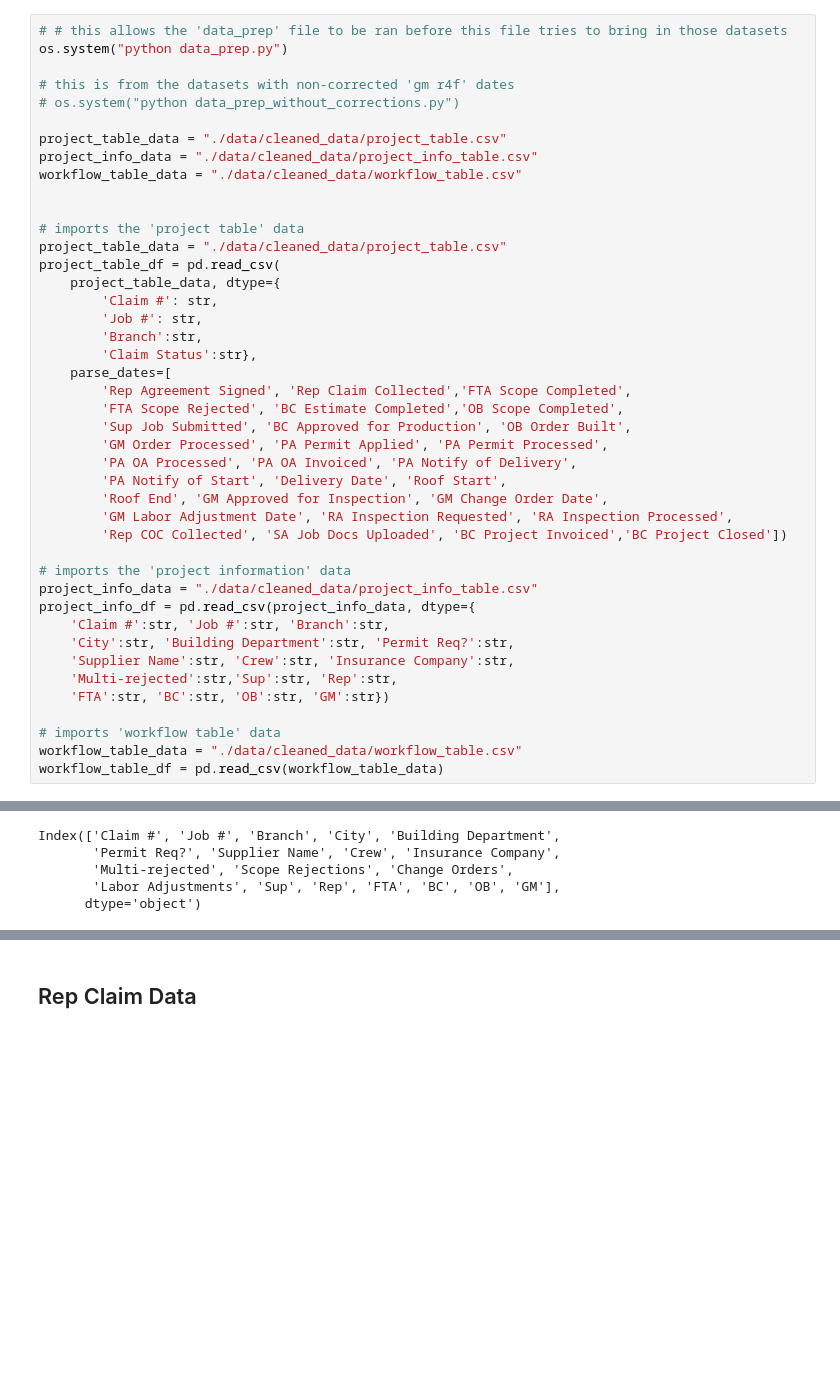
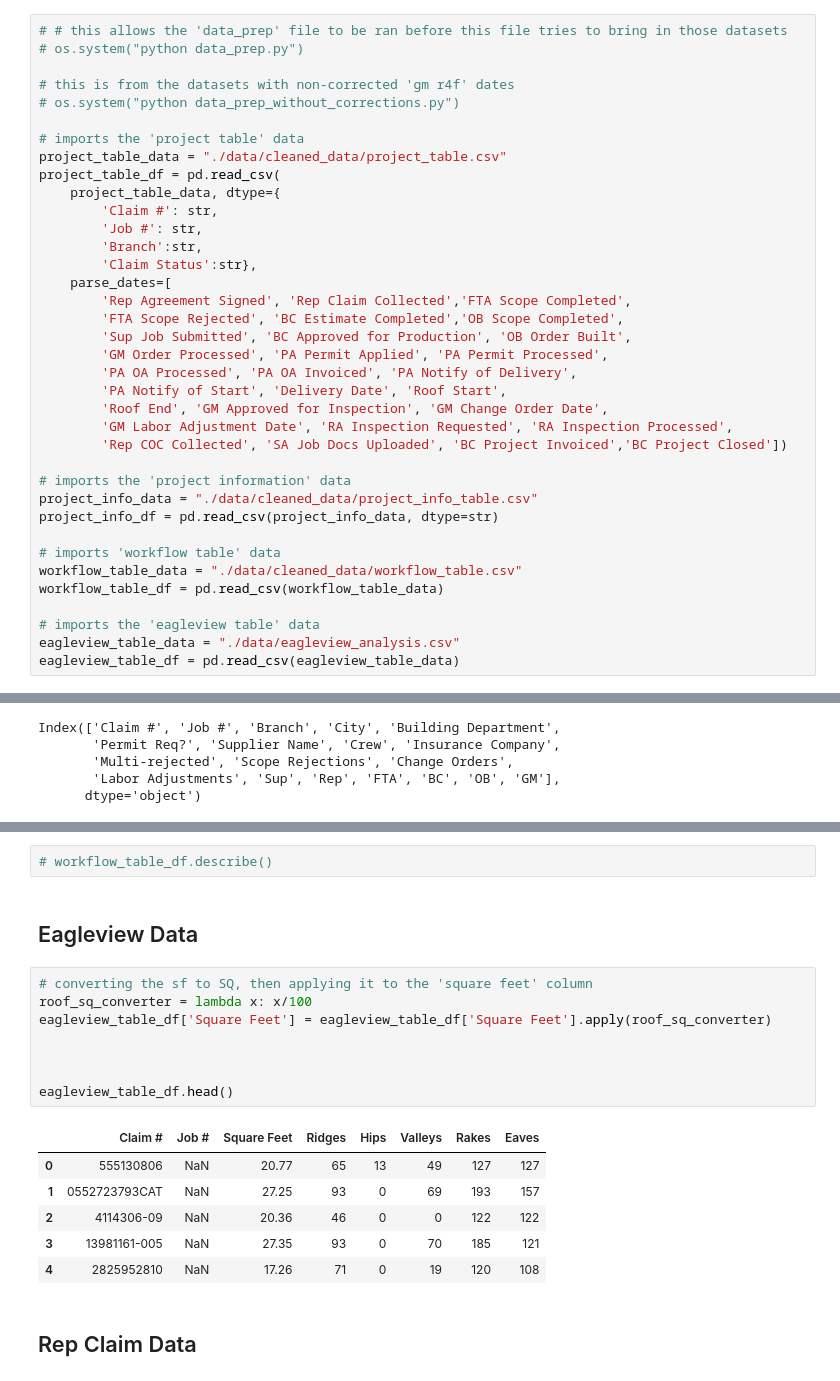
Before and after one commit to ChrisBen191/workflow_project, a Jupyter notebook: data_exporation.ipynb, the cells around one changed output, grey strips where cells are left out. Cells and saved outputs as stored; diff of their text form; blank space fills up the shorter version.

Commit message:
updating information with the EagleView measurements

```diff
--- a/data_exporation.ipynb
+++ b/data_exporation.ipynb
@@ -12,15 +13,10 @@ from datetime import date
 ## Importing Data
 # %%
 # # this allows the 'data_prep' file to be ran before this file tries to bring in those datasets
-os.system("python data_prep.py")
+# os.system("python data_prep.py")
 
 # this is from the datasets with non-corrected 'gm r4f' dates
 # os.system("python data_prep_without_corrections.py")
-
-project_table_data = "./data/cleaned_data/project_table.csv"
-project_info_data = "./data/cleaned_data/project_info_table.csv"
-workflow_table_data = "./data/cleaned_data/workflow_table.csv"
-
 
 # imports the 'project table' data
 project_table_data = "./data/cleaned_data/project_table.csv"
@@ -43,13 +39,12 @@ project_table_df = pd.read_csv(
 
 # imports the 'project information' data
 project_info_data = "./data/cleaned_data/project_info_table.csv"
-project_info_df = pd.read_csv(project_info_data, dtype={
-    'Claim #':str, 'Job #':str, 'Branch':str,
-    'City':str, 'Building Department':str, 'Permit Req?':str,
-    'Supplier Name':str, 'Crew':str, 'Insurance Company':str,
-    'Multi-rejected':str,'Sup':str, 'Rep':str,
-    'FTA':str, 'BC':str, 'OB':str, 'GM':str})
+project_info_df = pd.read_csv(project_info_data, dtype=str)
 
 # imports 'workflow table' data
 workflow_table_data = "./data/cleaned_data/workflow_table.csv"
 workflow_table_df = pd.read_csv(workflow_table_data)
+
+# imports the 'eagleview table' data
+eagleview_table_data = "./data/eagleview_analysis.csv"
+eagleview_table_df = pd.read_csv(eagleview_table_data)
@@ -114,3 +162,22 @@ workflow_table_df.describe()
+# %%
+# workflow_table_df.describe()
+# %% [markdown]
+## Eagleview Data
+# %%
+# converting the sf to SQ, then applying it to the 'square feet' column
+roof_sq_converter = lambda x: x/100
+eagleview_table_df['Square Feet'] = eagleview_table_df['Square Feet'].apply(roof_sq_converter)
+
+
+
+eagleview_table_df.head()
+# %% [output]
+|  | Claim # | Job # | Square Feet | Ridges | Hips | Valleys | Rakes | Eaves |
+| 0 | 555130806 | NaN | 20.77 | 65 | 13 | 49 | 127 | 127 |
+| 1 | 0552723793CAT | NaN | 27.25 | 93 | 0 | 69 | 193 | 157 |
+| 2 | 4114306-09 | NaN | 20.36 | 46 | 0 | 0 | 122 | 122 |
+| 3 | 13981161-005 | NaN | 27.35 | 93 | 0 | 70 | 185 | 121 |
+| 4 | 2825952810 | NaN | 17.26 | 71 | 0 | 19 | 120 | 108 |
 # %% [markdown]
 ## Rep Claim Data
 # %%
```
Also changed, not shown: parts of 13 cells of this notebook, 1 other file.
